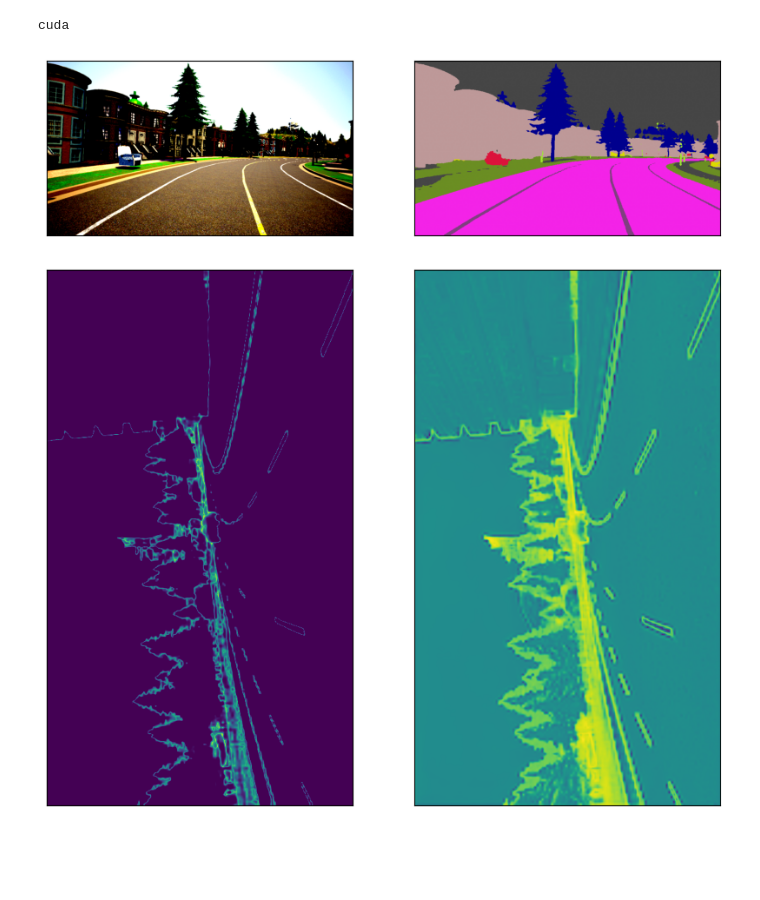
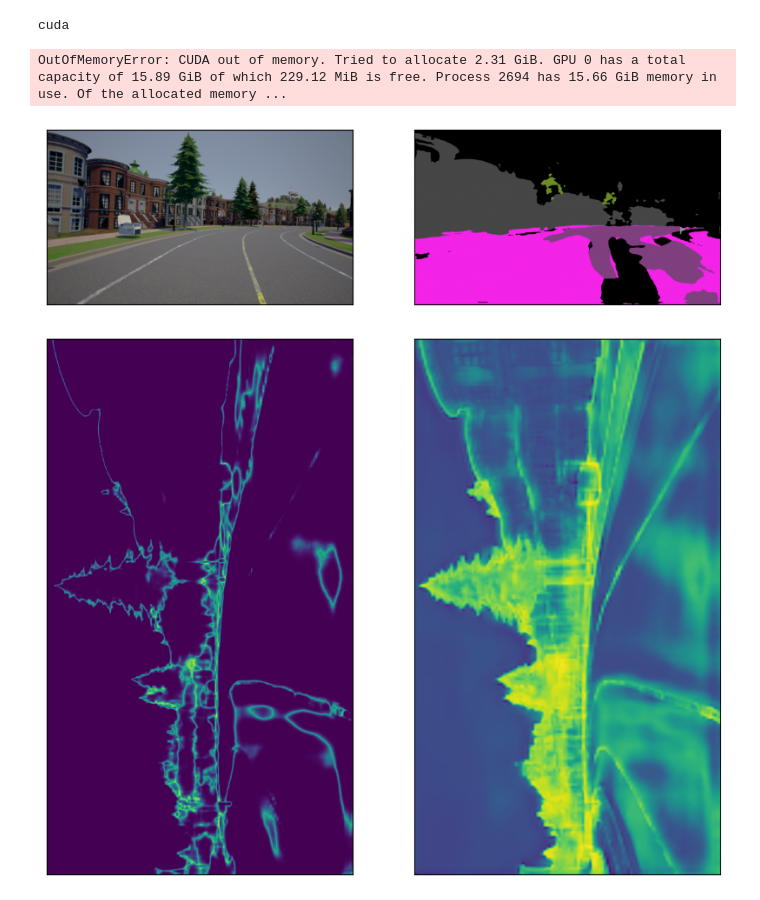
Before and after one commit to TechRufy/ML4CV_Project, a Jupyter notebook: main.ipynb, the cells around one changed output. Drawn from its saved outputs; the diff is of its cells as text; code cells hidden in the pictures; blank space fills up the shorter version.

Commit message:
Kaggle Notebook | main83236f43ce734067646f | Version 19

```diff
--- a/main.ipynb
+++ b/main.ipynb
@@ -399,6 +388,12 @@ class DiscriminativeCrossEntropyLoss(nn.Module):
 
         Lvl_loss = torch.sum(difference_numerator.pow(2))
 
+        # Check for NaNs/Infs
+        if torch.isnan(pixel_features_reshaped).any():
+            print("NaN found in pixel_features_reshaped!")
+        if torch.isinf(pixel_features_reshaped).any():
+            print("Inf found in pixel_features_reshaped!")
+
 
         return ldce_loss + self.lambda_weight * Lvl_loss
 # %%
@@ -441,20 +419,17 @@ train_dl = DataLoader(train_dataset, batch_size=8, shuffle=True, num_workers=2)
 val_dl = DataLoader(val_dataset, batch_size=8, shuffle=False, num_workers=2)
 test_dl = DataLoader(test_dataset, batch_size=8, shuffle=False, num_workers=2)
 # %%
-torch.cuda.empty_cache()
 device = torch.device("cuda" if torch.cuda.is_available() else "cpu")
 # Esempio di utilizzo:
 encoder_name = "resnet18"
 encoder_weights = "imagenet"
-num_known_classes = 13 # Numero di classi per cui i prototipi sono one-hot
 t_value = 3.0
-device = 'cuda' if torch.cuda.is_available() else 'cpu'
 
 # Inizializza il feature extractor
 feature_extractor = DMLNetFeatureExtractor(
     encoder_name=encoder_name,
     encoder_weights=encoder_weights,
-    num_feature_channels=num_known_classes,
+    num_feature_channels=known_classes,
     activation=None
 ).to(device)
 model_optimizer = torch.optim.Adam(feature_extractor.parameters(), lr=0.001)
@@ -493,5 +468,7 @@ def train(num_epochs,model,train_loader,lambda_weight) -> None:
 
             print(f"Epoch {epoch + 1}", end = ' ')
 # %%
-#train(100,feature_extractor,train_dl,0.1)
+train(150,feature_extractor,train_dl,0.1)
+# %% [output]
+OutOfMemoryError: CUDA out of memory. Tried to allocate 2.31 GiB. GPU 0 has a total capacity of 15.89 GiB of which 229.12 MiB is free. Process 2694 has 15.66 GiB memory in use. Of the allocated memory ...
 # %%
@@ -499,7 +476,7 @@ def train(num_epochs,model,train_loader,lambda_weight) -> None:
 # %%
-loaded_model = torch.load("/kaggle/input/dml/pytorch/default/4/model_weights100E.pth",weights_only=False)
-loaded_model.eval()
-feature_extractor = loaded_model
+#loaded_model = torch.load("/kaggle/input/dml/pytorch/default/4/model.weights.pth",weights_only=False)
+#loaded_model.eval()
+#feature_extractor = loaded_model
 # %%
 def get_probability(logits, Prototype, device): # Passa Prototype e device come argomenti
     # logits: (B, D, H, W)
@@ -571,21 +548,22 @@ def get_probability(logits, Prototype, device): # Passa Prototype e device come
 # %%
 torch.cuda.memory._record_memory_history()
 # %%
-for batch in test_dl:
+with torch.no_grad():
+    for batch in test_dl:
 
-    imgs = batch['image'].to(device)
-    labels = batch['labels'].to(device)
+        imgs = batch['image'].to(device)
+        labels = batch['labels'].to(device)
 
-    logits = feature_extractor(imgs)
-    probability_vector = get_probability(logits,Prototype,device)
+        logits = feature_extractor(imgs)
+        probability_vector = get_probability(logits,Prototype,device)
 
-    fig, axs = plt.subplots(1, 2, figsize=(10, 12))
-    idx = 2
-    visualize_scene(imgs.cpu()[2], axs[0])
-    visualize_annotation(torch.argmax(probability_vector,axis=3).cpu().detach().numpy()[2], axs[1])
+        fig, axs = plt.subplots(1, 2, figsize=(10, 12))
+        idx = 2
+        visualize_scene(imgs.cpu()[2], axs[0])
+        visualize_annotation(torch.argmax(probability_vector,axis=3).cpu().detach().numpy()[2], axs[1])
 
-    break
+        break
 # %% [output]
-[figure, old version]
+[figure, new version]
 # %%
 def MMSP(probability_map):
@@ -620,9 +603,9 @@ with torch.no_grad():
         fig, axs = plt.subplots(1, 2, figsize=(10, 12))
         idx = 2
 
-        visualize_scene(MMSP(probability_vector.cpu().detach().numpy())[6], axs[0])
-        visualize_scene(Probability_EDS(logits.cpu().detach().numpy())[6], axs[1])
+        visualize_scene(MMSP(probability_vector)[2].cpu().detach().numpy(), axs[0])
+        visualize_scene(Probability_EDS(logits)[2].cpu().detach().numpy(), axs[1])
 
         break
 # %% [output]
-[figure, old version]
+[figure, new version]
```
Also changed, not shown: parts of 13 cells of this notebook.
